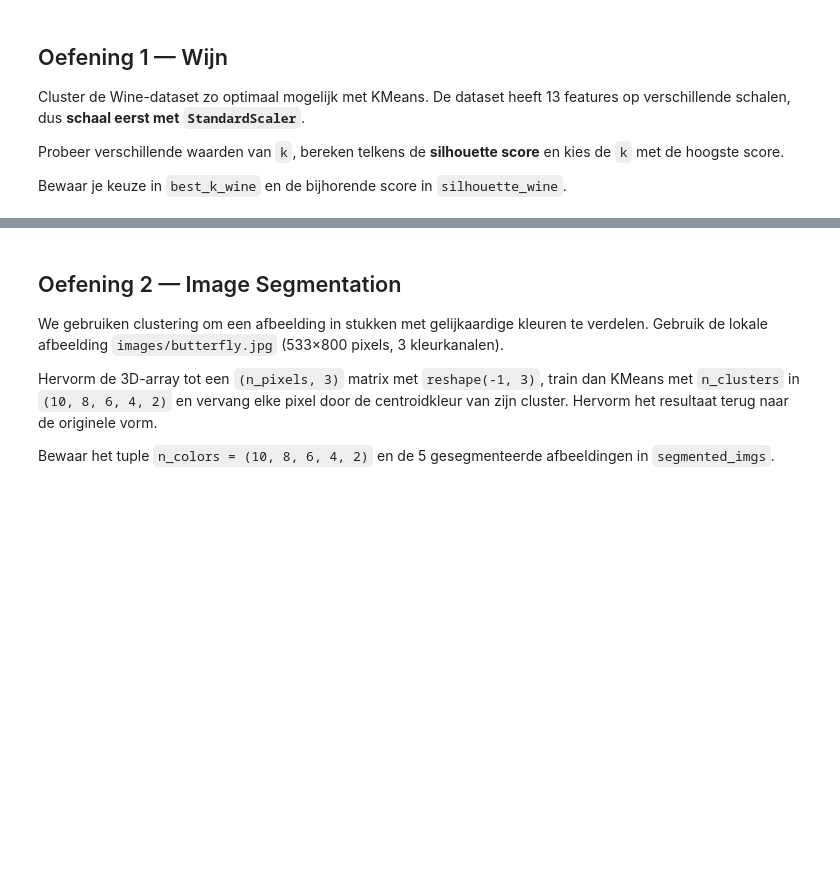
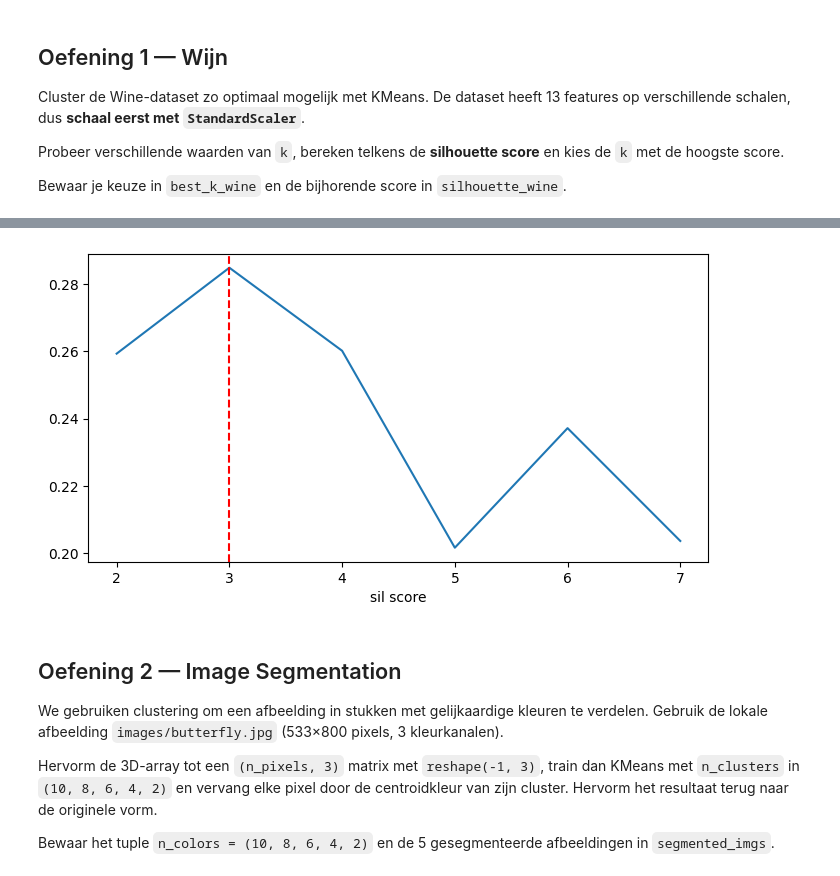
Before and after one commit to SaminHafizi21/ML-Algo-student, a Jupyter notebook: exercises_with_checks/week06/kmeans_dbscan_checkpoint_opgave.ipynb, the cells around one changed output, grey strips where cells are left out. Drawn from its saved outputs; the diff is of its cells as text; code cells hidden in the pictures; blank space fills up the shorter version.

```diff
--- a/exercises_with_checks/week06/kmeans_dbscan_checkpoint_opgave.ipynb
+++ b/exercises_with_checks/week06/kmeans_dbscan_checkpoint_opgave.ipynb
@@ -48,3 +89,14 @@ data_scaled = scaler.fit_transform(data)
+# %%
+plt.figure(figsize=(8, 4))
+plt.plot(list(range(2,8)), silhouette_scores)
+plt.axvline(best_k_wine, color='red', linestyle='--')
+
+plt.xlabel("k")
+plt.xlabel("sil score")
+
+plt.show()
+# %% [output]
+[figure, added]
 # %% [markdown]
 ## Oefening 2 — Image Segmentation
 
```
Also changed, not shown: parts of 8 cells of this notebook, 26 other files.
